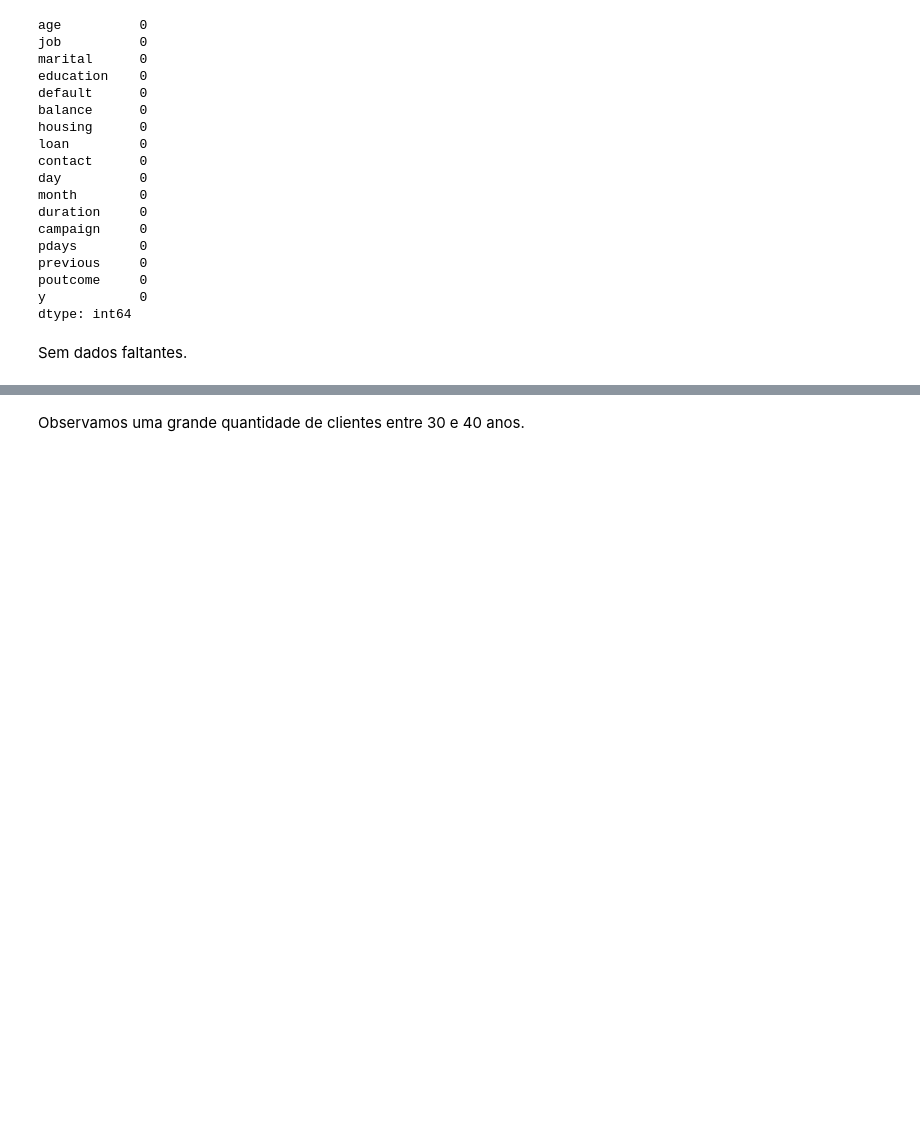
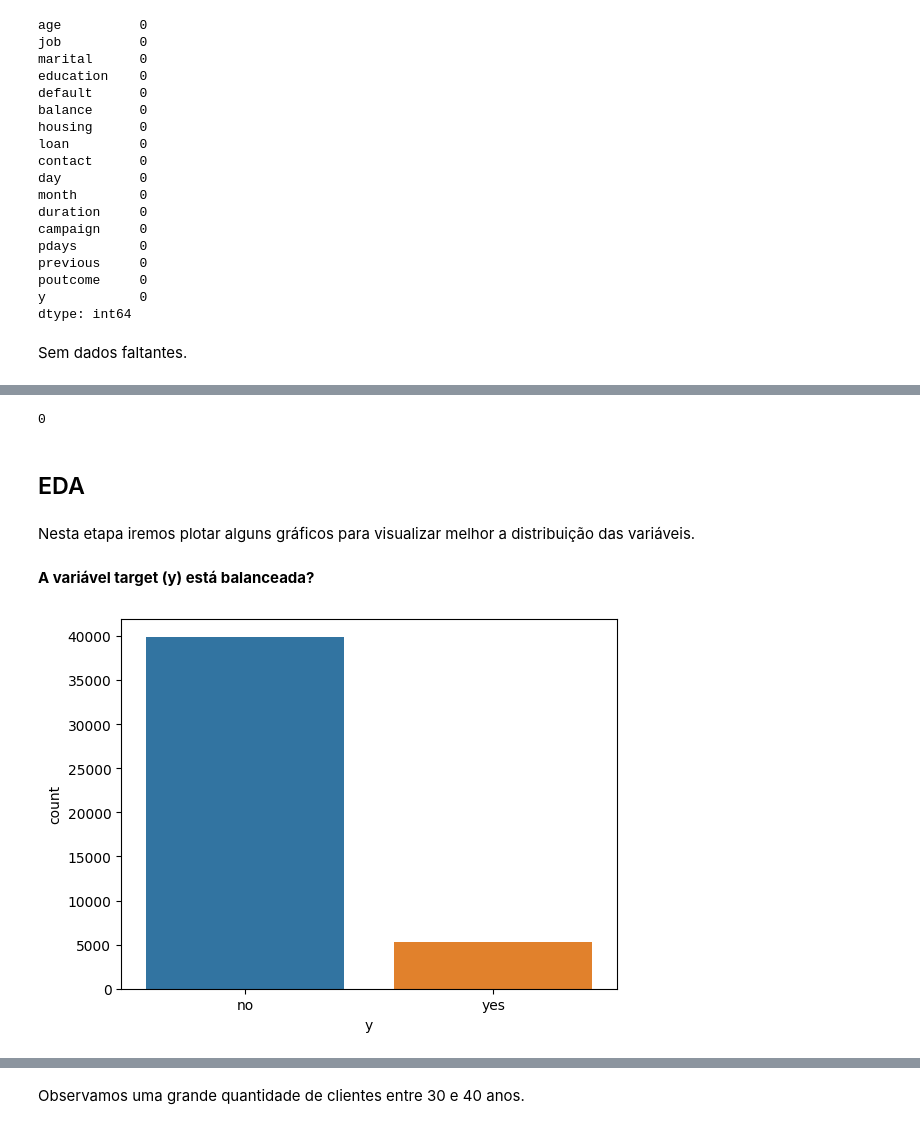
Before and after one commit to henriquedatascience/Projetos-DSA, a Jupyter notebook: Prevendo_Deposito_Bancaria_A_Prazo/Projeto_V1.ipynb, the cells around one changed output, grey strips where cells are left out. Cells and saved outputs as stored; diff of their text form; code cells hidden in the pictures; blank space fills up the shorter version.

```diff
--- a/Prevendo_Deposito_Bancaria_A_Prazo/Projeto_V1.ipynb
+++ b/Prevendo_Deposito_Bancaria_A_Prazo/Projeto_V1.ipynb
@@ -72,0 +93,16 @@ memory usage: 600.6+ KB
+# %%
+# Verificando se há registros duplicados.
+df.duplicated().sum()
+# %% [output]
+0
+# %% [markdown]
+## EDA
+# %% [markdown]
+Nesta etapa iremos plotar alguns gráficos para visualizar melhor a distribuição das variáveis.
+# %% [markdown]
+**A variável target (y) está balanceada?**
+# %%
+sns.countplot(df, x= 'y')
+plt.show()
+# %% [output]
+[figure, added]
```
Also changed, not shown: parts of 24 cells of this notebook, 1 other file.
